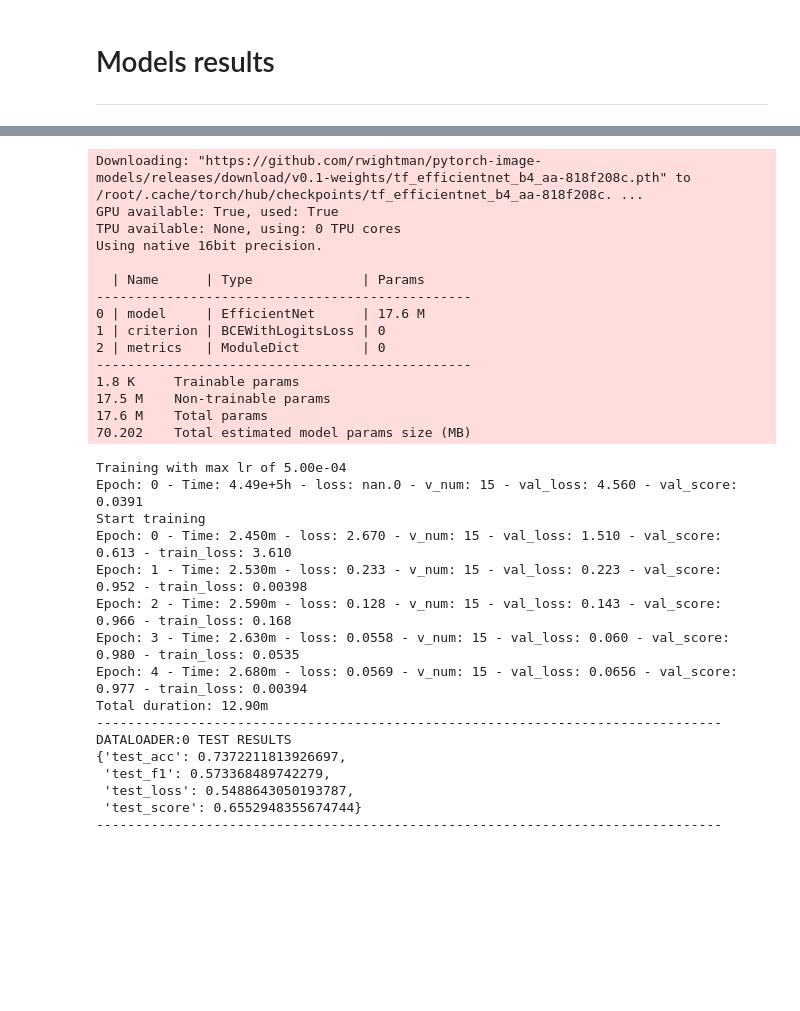
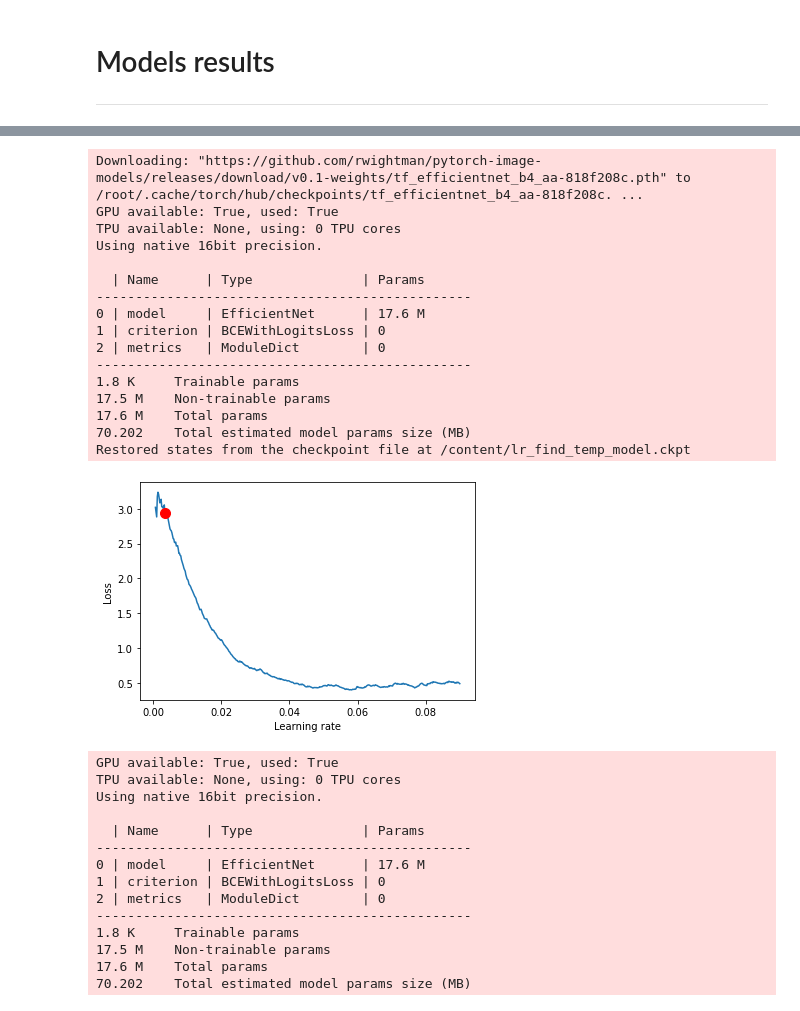
Before and after one commit to ricglz/CE888_activities, a Jupyter notebook: assignment/Training.ipynb, the cells around one changed output, grey strips where cells are left out. Drawn from its saved outputs; the diff is of its cells as text; code cells hidden in the pictures; blank space fills up the shorter version.

```diff
--- a/assignment/Training.ipynb
+++ b/assignment/Training.ipynb
@@ -721,34 +735,34 @@ DATALOADER:0 TEST RESULTS
 # %%
-create_fit_and_test('tf_efficientnet_b4', 5e-4)
+create_fit_and_test('tf_efficientnet_b4', (7e-4, 9e-2))
 # %% [output]
 Downloading: "https://github.com/rwightman/pytorch-image-models/releases/download/v0.1-weights/tf_efficientnet_b4_aa-818f208c.pth" to /root/.cache/torch/hub/checkpoints/tf_efficientnet_b4_aa-818f208c. ...
 GPU available: True, used: True
 TPU available: None, using: 0 TPU cores
 Using native 16bit precision.
 
   | Name      | Type              | Params
 ------------------------------------------------
 0 | model     | EfficientNet      | 17.6 M
 1 | criterion | BCEWithLogitsLoss | 0
 2 | metrics   | ModuleDict        | 0
 ------------------------------------------------
 1.8 K     Trainable params
 17.5 M    Non-trainable params
 17.6 M    Total params
 70.202    Total estimated model params size (MB)
+Restored states from the checkpoint file at /content/lr_find_temp_model.ckpt
+[figure, added]
-Training with max lr of 5.00e-04
-Epoch: 0 - Time: 4.49e+5h - loss: nan.0 - v_num: 15 - val_loss: 4.560 - val_score: 0.0391
-Start training
-Epoch: 0 - Time: 2.450m - loss: 2.670 - v_num: 15 - val_loss: 1.510 - val_score: 0.613 - train_loss: 3.610
-Epoch: 1 - Time: 2.530m - loss: 0.233 - v_num: 15 - val_loss: 0.223 - val_score: 0.952 - train_loss: 0.00398
-Epoch: 2 - Time: 2.590m - loss: 0.128 - v_num: 15 - val_loss: 0.143 - val_score: 0.966 - train_loss: 0.168
-Epoch: 3 - Time: 2.630m - loss: 0.0558 - v_num: 15 - val_loss: 0.060 - val_score: 0.980 - train_loss: 0.0535
-Epoch: 4 - Time: 2.680m - loss: 0.0569 - v_num: 15 - val_loss: 0.0656 - val_score: 0.977 - train_loss: 0.00394
-Total duration: 12.90m
---------------------------------------------------------------------------------
-DATALOADER:0 TEST RESULTS
-{'test_acc': 0.7372211813926697,
- 'test_f1': 0.573368489742279,
- 'test_loss': 0.5488643050193787,
- 'test_score': 0.6552948355674744}
---------------------------------------------------------------------------------
+GPU available: True, used: True
+TPU available: None, using: 0 TPU cores
+Using native 16bit precision.
+
+  | Name      | Type              | Params
+------------------------------------------------
+0 | model     | EfficientNet      | 17.6 M
+1 | criterion | BCEWithLogitsLoss | 0
+2 | metrics   | ModuleDict        | 0
+------------------------------------------------
+1.8 K     Trainable params
+17.5 M    Non-trainable params
+17.6 M    Total params
+70.202    Total estimated model params size (MB)
```
Also changed, not shown: parts of 9 cells of this notebook.
